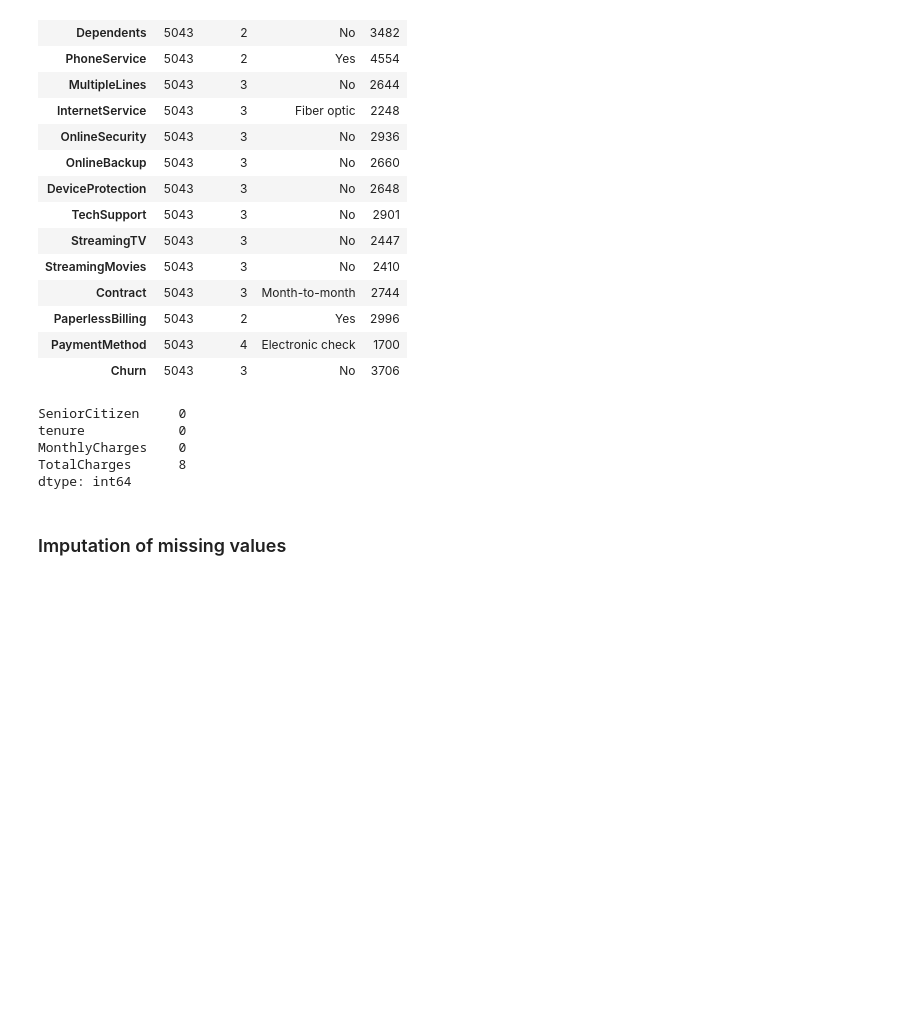
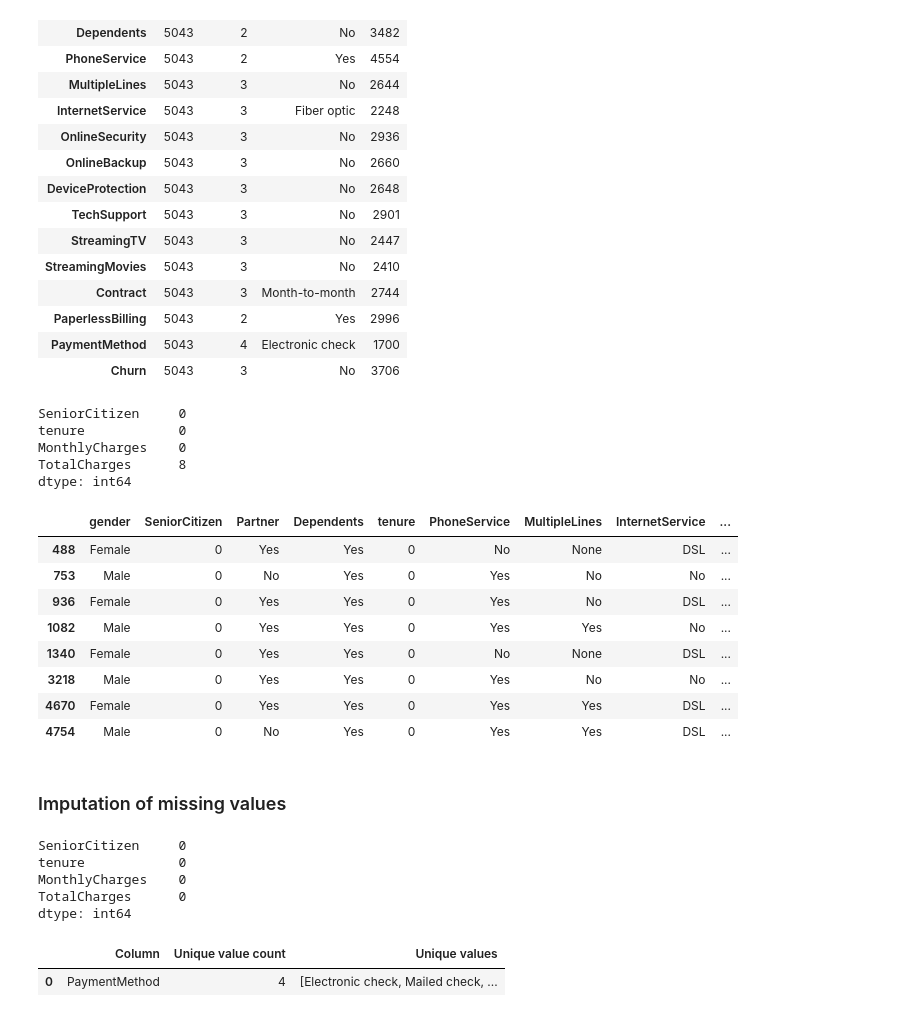
Before and after one commit to AninFreddy01/scalework_repo, a Jupyter notebook: tutorial_assignments/Telco_churn.ipynb, the cells around one changed output. Drawn from its saved outputs; the diff is of its cells as text; code cells hidden in the pictures; blank space fills up the shorter version.

Commit message:
imput missing values for numerical column

```diff
--- a/tutorial_assignments/Telco_churn.ipynb
+++ b/tutorial_assignments/Telco_churn.ipynb
@@ -467,6 +467,19 @@ tenure            0
 MonthlyCharges    0
 TotalCharges      8
 dtype: int64
+# %%
+#display columns with null values in the column TotalCharge
+train_data[train_data["TotalCharges"].isna()]
+# %% [output]
+|  | gender | SeniorCitizen | Partner | Dependents | tenure | PhoneService | MultipleLines | InternetService | ... |
+| 488 | Female | 0 | Yes | Yes | 0 | No | None | DSL | ... |
+| 753 | Male | 0 | No | Yes | 0 | Yes | No | No | ... |
+| 936 | Female | 0 | Yes | Yes | 0 | Yes | No | DSL | ... |
+| 1082 | Male | 0 | Yes | Yes | 0 | Yes | Yes | No | ... |
+| 1340 | Female | 0 | Yes | Yes | 0 | No | None | DSL | ... |
+| 3218 | Male | 0 | Yes | Yes | 0 | Yes | No | No | ... |
+| 4670 | Female | 0 | Yes | Yes | 0 | Yes | Yes | DSL | ... |
+| 4754 | Male | 0 | No | Yes | 0 | Yes | Yes | DSL | ... |
 # %%
 import numpy as np
 # %% [markdown]
@@ -473,0 +490,13 @@ import numpy as np
+# %%
+numerical.isna().sum()
+# %% [output]
+SeniorCitizen     0
+tenure            0
+MonthlyCharges    0
+TotalCharges      0
+dtype: int64
+# %%
+summary(train_data[["PaymentMethod"]])
+# %% [output]
+|  | Column | Unique value count | Unique values |
+| 0 | PaymentMethod | 4 | [Electronic check, Mailed check, ... |
```
Also changed, not shown: parts of 1 cell of this notebook.
